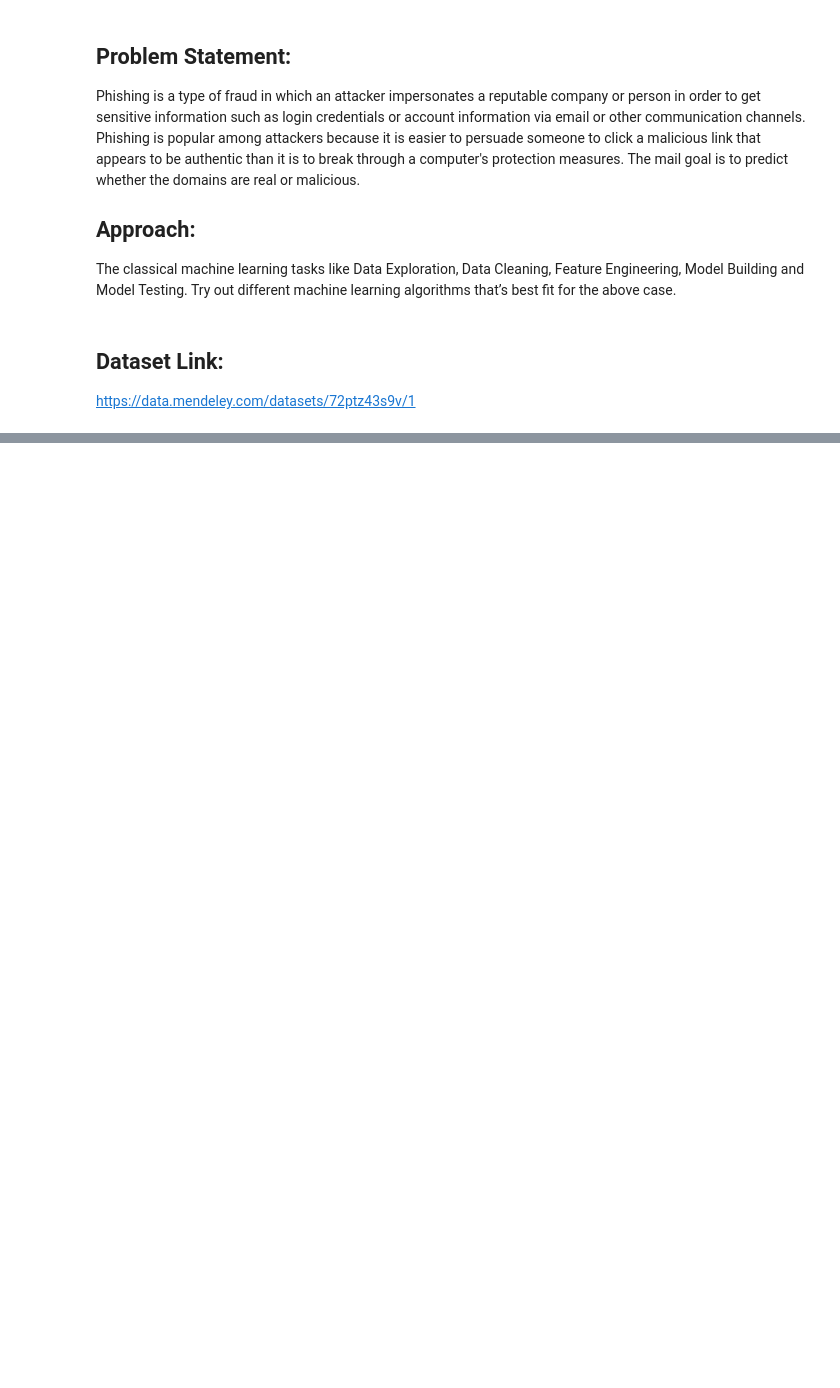
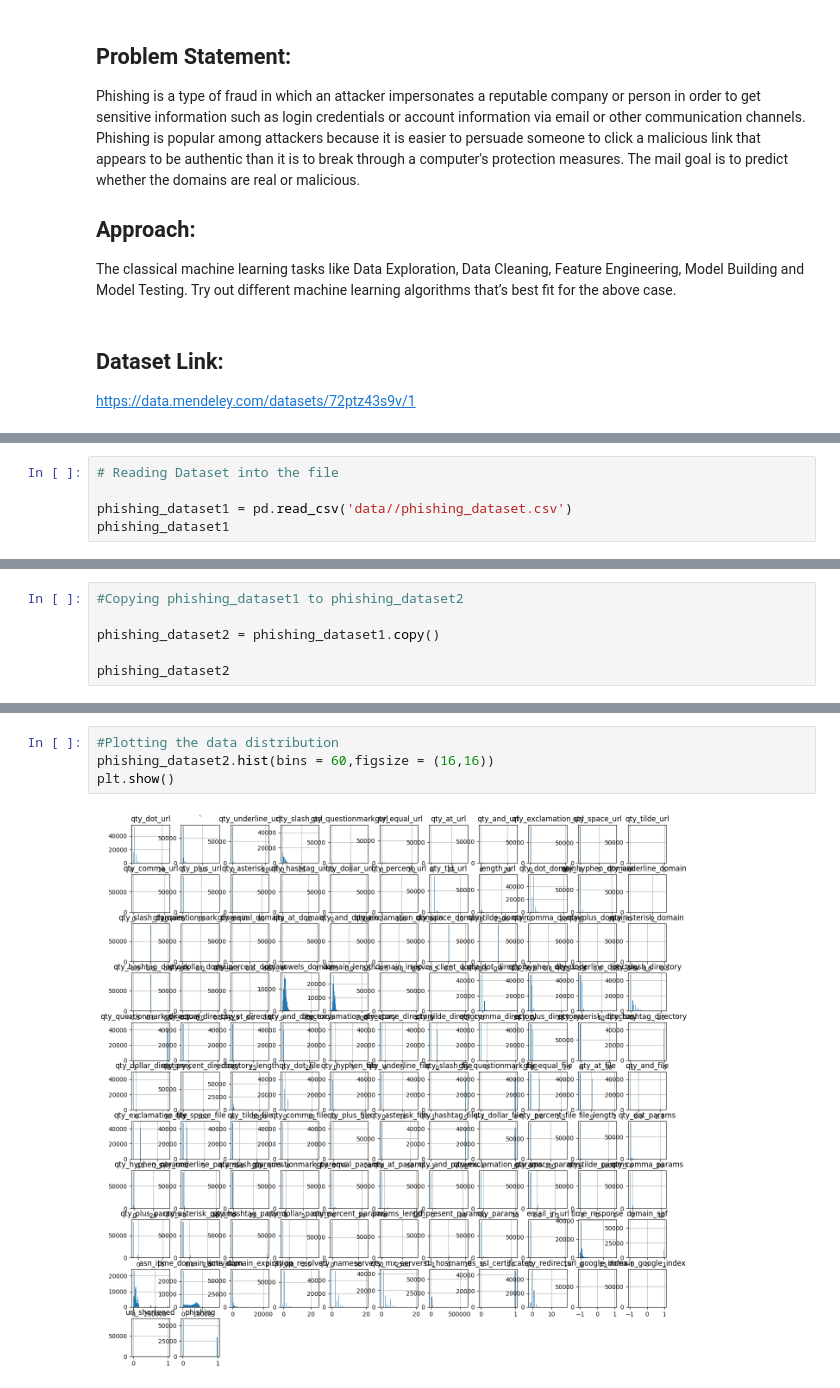
Before and after one commit to nevetto/phishing_domain_detection, a Jupyter notebook: notebook/EDA PHISHING DOMAIN.ipynb, the cells around one changed output, grey strips where cells are left out. Drawn from its saved outputs; the diff is of its cells as text; blank space fills up the shorter version.

Commit message:
Understanding and visualizing the dataset

```diff
--- a/notebook/EDA PHISHING DOMAIN.ipynb
+++ b/notebook/EDA PHISHING DOMAIN.ipynb
@@ -29,0 +43,5 @@ https://data.mendeley.com/datasets/72ptz43s9v/1
+# %%
+# Reading Dataset into the file
+
+phishing_dataset1 = pd.read_csv('data//phishing_dataset.csv')
+phishing_dataset1
@@ -29,0 +157,6 @@ https://data.mendeley.com/datasets/72ptz43s9v/1
+# %%
+#Copying phishing_dataset1 to phishing_dataset2
+
+phishing_dataset2 = phishing_dataset1.copy()
+
+phishing_dataset2
@@ -29,0 +177,6 @@ https://data.mendeley.com/datasets/72ptz43s9v/1
+# %%
+#Plotting the data distribution
+phishing_dataset2.hist(bins = 60,figsize = (16,16))
+plt.show()
+# %% [output]
+[figure, added]
```
Also changed, not shown: parts of 32 cells of this notebook, 2 other files.
